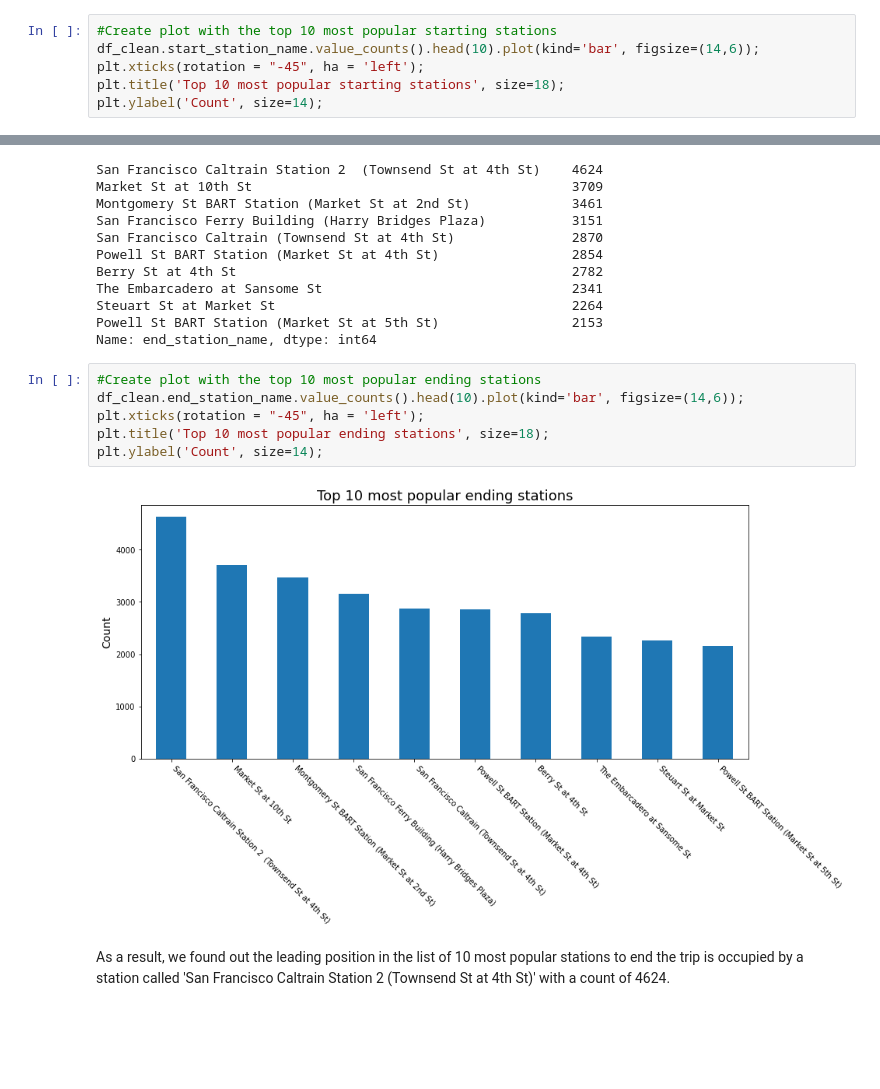
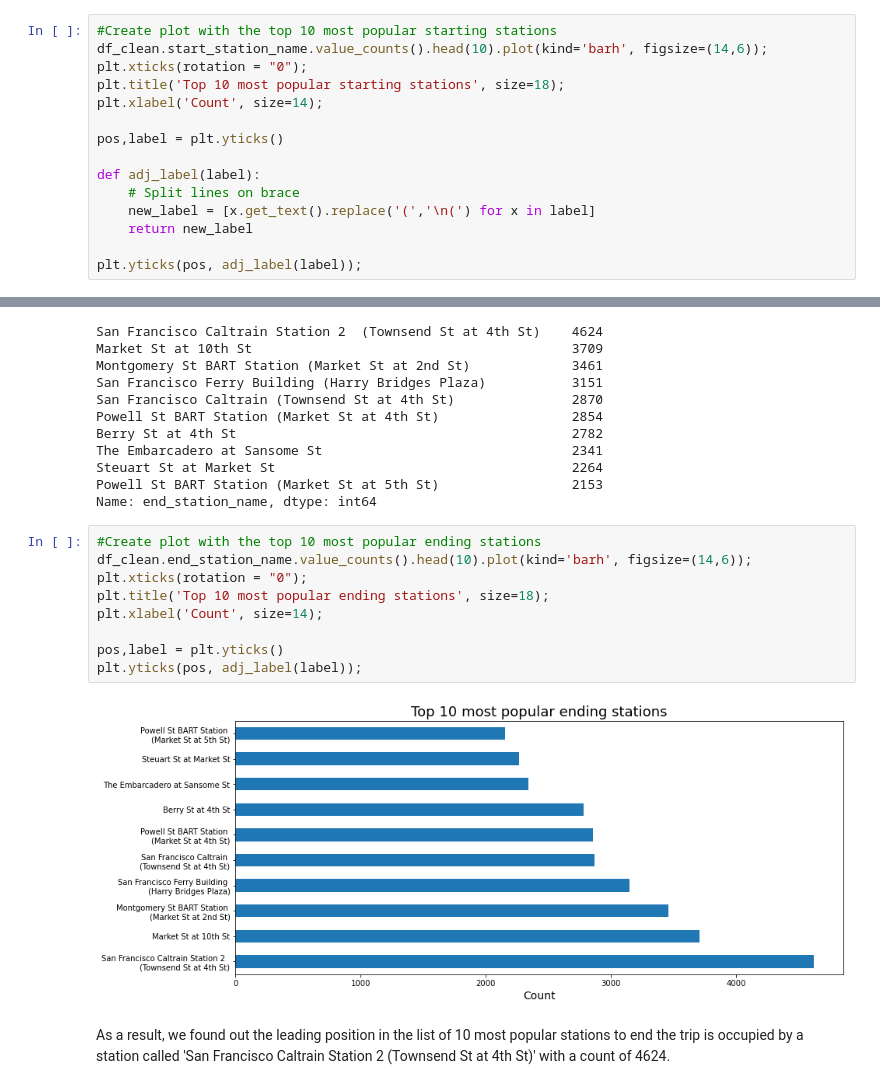
Before and after one commit to litkat/Udacity-Data-Analyst-Nanodegree, a Jupyter notebook: P5_Communicate_Data_Findings/exploration_dataset_Ford_GoBike.ipynb, the cells around one changed output, grey strips where cells are left out. Drawn from its saved outputs; the diff is of its cells as text; blank space fills up the shorter version.

```diff
--- a/P5_Communicate_Data_Findings/exploration_dataset_Ford_GoBike.ipynb
+++ b/P5_Communicate_Data_Findings/exploration_dataset_Ford_GoBike.ipynb
@@ -585,8 +585,17 @@ Powell St BART Station (Market St at 5th St)                 2144
 Name: start_station_name, dtype: int64
 # %%
 #Create plot with the top 10 most popular starting stations
-df_clean.start_station_name.value_counts().head(10).plot(kind='bar', figsize=(14,6));
-plt.xticks(rotation = "-45", ha = 'left');
+df_clean.start_station_name.value_counts().head(10).plot(kind='barh', figsize=(14,6));
+plt.xticks(rotation = "0");
 plt.title('Top 10 most popular starting stations', size=18);
-plt.ylabel('Count', size=14);
+plt.xlabel('Count', size=14);
+
+pos,label = plt.yticks()
+
+def adj_label(label):
+    # Split lines on brace
+    new_label = [x.get_text().replace('(','\n(') for x in label]
+    return new_label
+
+plt.yticks(pos, adj_label(label));
 # %% [output]
@@ -612,12 +621,15 @@ Powell St BART Station (Market St at 5th St)                 2153
 Name: end_station_name, dtype: int64
 # %%
 #Create plot with the top 10 most popular ending stations
-df_clean.end_station_name.value_counts().head(10).plot(kind='bar', figsize=(14,6));
-plt.xticks(rotation = "-45", ha = 'left');
+df_clean.end_station_name.value_counts().head(10).plot(kind='barh', figsize=(14,6));
+plt.xticks(rotation = "0");
 plt.title('Top 10 most popular ending stations', size=18);
-plt.ylabel('Count', size=14);
+plt.xlabel('Count', size=14);
+
+pos,label = plt.yticks()
+plt.yticks(pos, adj_label(label));
 # %% [output]
-[figure, old version]
+[figure, new version]
 # %% [markdown]
 As a result, we found out the leading position in the list of 10 most popular stations to end the trip is occupied by a station called 'San Francisco Caltrain Station 2  (Townsend St at 4th St)' with a сount of 4624.
 # %% [markdown]
```
Also changed, not shown: parts of 30 cells of this notebook, 4 other files.
